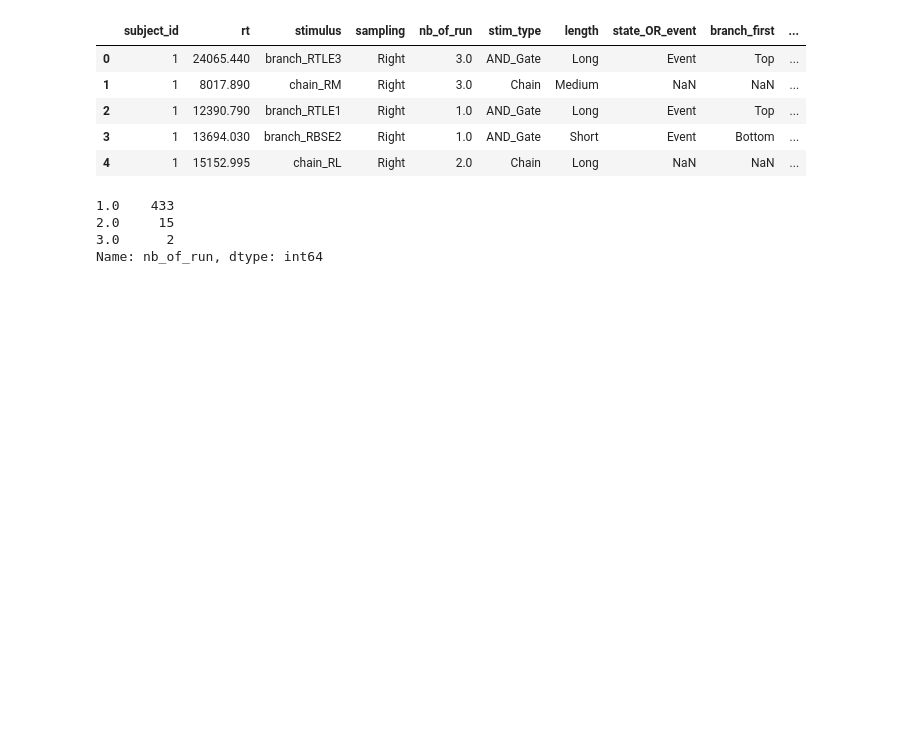
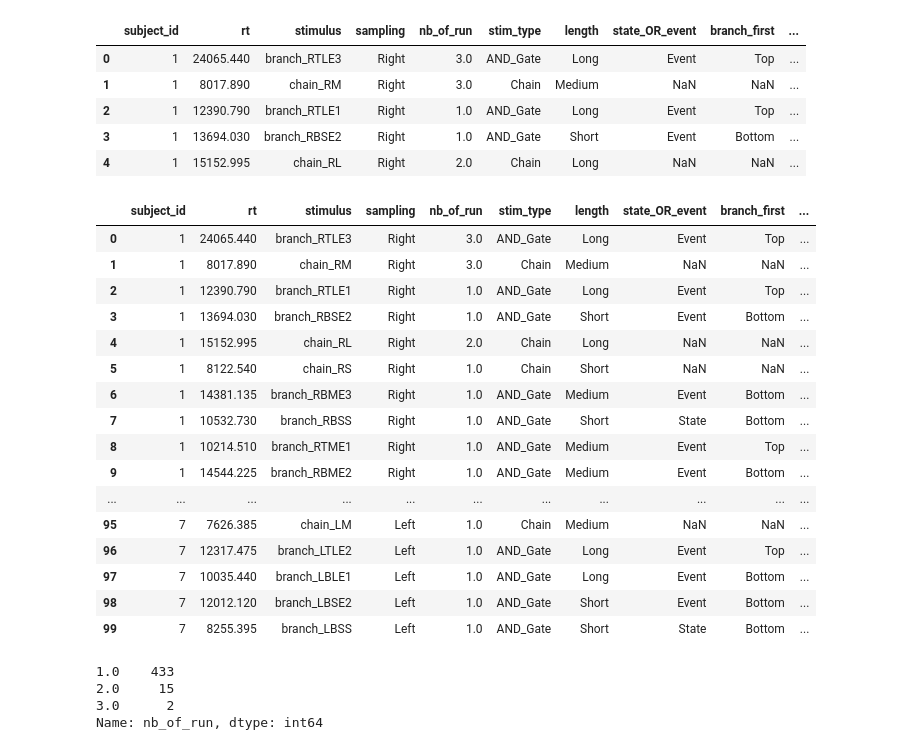
Before and after one commit to A-Fermo/continuity-cogsci21, a Jupyter notebook: analysis/analysis_E1_100def.ipynb, the cells around one changed output. Cells and saved outputs as stored; diff of their text form; code cells hidden in the pictures; blank space fills up the shorter version.

```diff
--- a/analysis/analysis_E1_100def.ipynb
+++ b/analysis/analysis_E1_100def.ipynb
@@ -106,7 +106,7 @@ Name: language, dtype: int64
 # %%
 data = data_clean[["subject_id","rt","stimulus","trial_type","sampling","nb_of_run","stim_type","length","state_OR_event",
                    "branch_first","time_interval","node_selected"]]
-data = data[data["stimulus"] != "instruction"].drop(['trial_type'],axis=1)
+data = data[(data["stimulus"] != "instruction")&(data["stimulus"] != "comment")].drop(['trial_type'],axis=1)
 data.reset_index(drop=True,inplace=True)
 
 data.head()
@@ -117,6 +117,26 @@ data.head()
 | 2 | 1 | 12390.790 | branch_RTLE1 | Right | 1.0 | AND_Gate | Long | Event | Top | ... |
 | 3 | 1 | 13694.030 | branch_RBSE2 | Right | 1.0 | AND_Gate | Short | Event | Bottom | ... |
 | 4 | 1 | 15152.995 | chain_RL | Right | 2.0 | Chain | Long | NaN | NaN | ... |
+# %%
+data[:100]
+# %% [output]
+|  | subject_id | rt | stimulus | sampling | nb_of_run | stim_type | length | state_OR_event | branch_first | ... |
+| 0 | 1 | 24065.440 | branch_RTLE3 | Right | 3.0 | AND_Gate | Long | Event | Top | ... |
+| 1 | 1 | 8017.890 | chain_RM | Right | 3.0 | Chain | Medium | NaN | NaN | ... |
+| 2 | 1 | 12390.790 | branch_RTLE1 | Right | 1.0 | AND_Gate | Long | Event | Top | ... |
+| 3 | 1 | 13694.030 | branch_RBSE2 | Right | 1.0 | AND_Gate | Short | Event | Bottom | ... |
+| 4 | 1 | 15152.995 | chain_RL | Right | 2.0 | Chain | Long | NaN | NaN | ... |
+| 5 | 1 | 8122.540 | chain_RS | Right | 1.0 | Chain | Short | NaN | NaN | ... |
+| 6 | 1 | 14381.135 | branch_RBME3 | Right | 1.0 | AND_Gate | Medium | Event | Bottom | ... |
+| 7 | 1 | 10532.730 | branch_RBSS | Right | 1.0 | AND_Gate | Short | State | Bottom | ... |
+| 8 | 1 | 10214.510 | branch_RTME1 | Right | 1.0 | AND_Gate | Medium | Event | Top | ... |
+| 9 | 1 | 14544.225 | branch_RBME2 | Right | 1.0 | AND_Gate | Medium | Event | Bottom | ... |
+| ... | ... | ... | ... | ... | ... | ... | ... | ... | ... | ... |
+| 95 | 7 | 7626.385 | chain_LM | Left | 1.0 | Chain | Medium | NaN | NaN | ... |
+| 96 | 7 | 12317.475 | branch_LTLE2 | Left | 1.0 | AND_Gate | Long | Event | Top | ... |
+| 97 | 7 | 10035.440 | branch_LBLE1 | Left | 1.0 | AND_Gate | Long | Event | Bottom | ... |
+| 98 | 7 | 12012.120 | branch_LBSE2 | Left | 1.0 | AND_Gate | Short | Event | Bottom | ... |
+| 99 | 7 | 8255.395 | branch_LBSS | Left | 1.0 | AND_Gate | Short | State | Bottom | ... |
 # %%
 data["nb_of_run"].value_counts()
 # %% [output]
```
Also changed, not shown: parts of 8 cells of this notebook, 2 other files.
